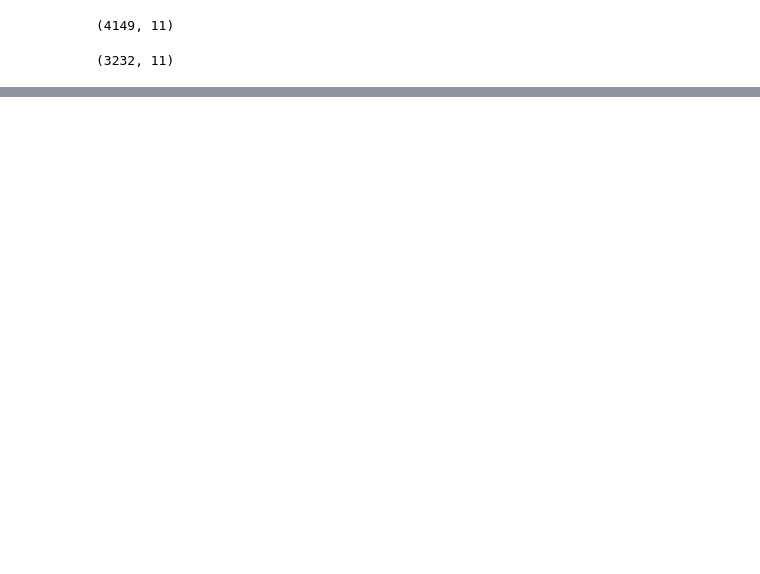
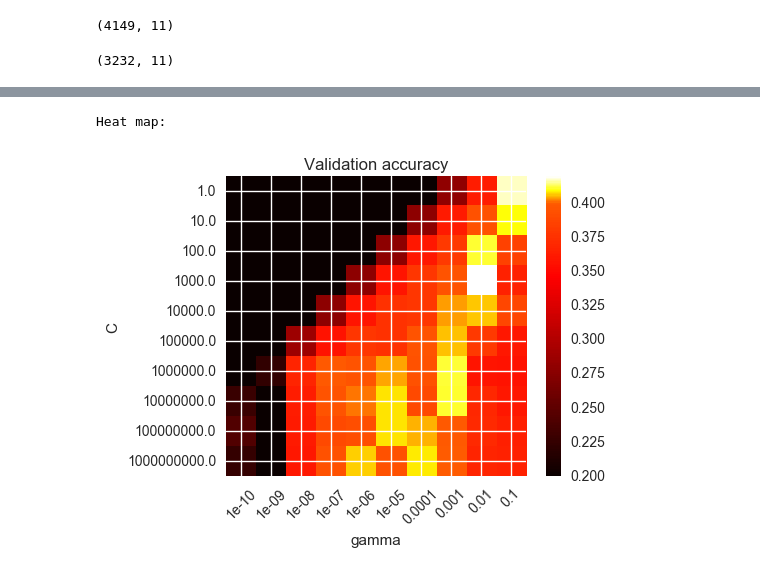
Before and after one commit to lperozzi/2016-ml-contest_liamlearn, a Jupyter notebook: SVM_cA2_db3.ipynb, the cells around one changed output, grey strips where cells are left out. Saved outputs shown, nothing was run; the diff lists cells and outputs as text; code cells hidden in the pictures; blank space fills up the shorter version.

```diff
--- a/SVM_cA2_db3.ipynb
+++ b/SVM_cA2_db3.ipynb
@@ -129,15 +131,18 @@ Best parameters set found on development set:
 # %%
 print('Heat map:')
 plt.figure(figsize=(8, 6))
 plt.subplots_adjust(left=.3, right=0.8, bottom=0.3, top=0.8)
-plt.imshow(scores, interpolation='nearest', cmap=plt.cm.hot, norm=MidpointNormalize(vmin=0.3, midpoint=0.85))
+plt.imshow(scores, interpolation='nearest', cmap=plt.cm.hot, norm=MidpointNormalize(vmin=0.2, midpoint=0.4))
 plt.xlabel('gamma')
 plt.ylabel('C')
 plt.colorbar()
 plt.xticks(np.arange(len(gamma_range)), gamma_range, rotation=45)
 plt.yticks(np.arange(len(C_range)), C_range)
 plt.title('Validation accuracy')
 plt.show()
+# %% [output]
+Heat map:
+[figure, added]
 # %%
 ######### Estimation of final scores from this tuning:
 scoring_param = ['accuracy', 'precision_weighted', 'recall_weighted', 'f1_weighted' ]
```
Also changed, not shown: parts of 3 cells of this notebook, 6 other files.
